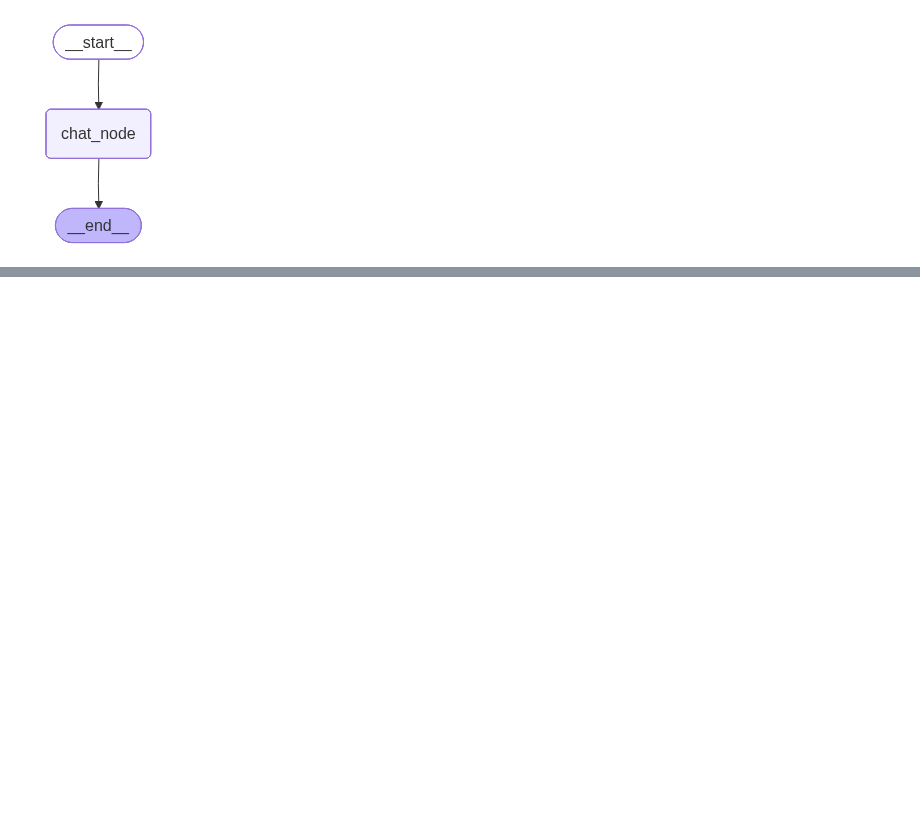
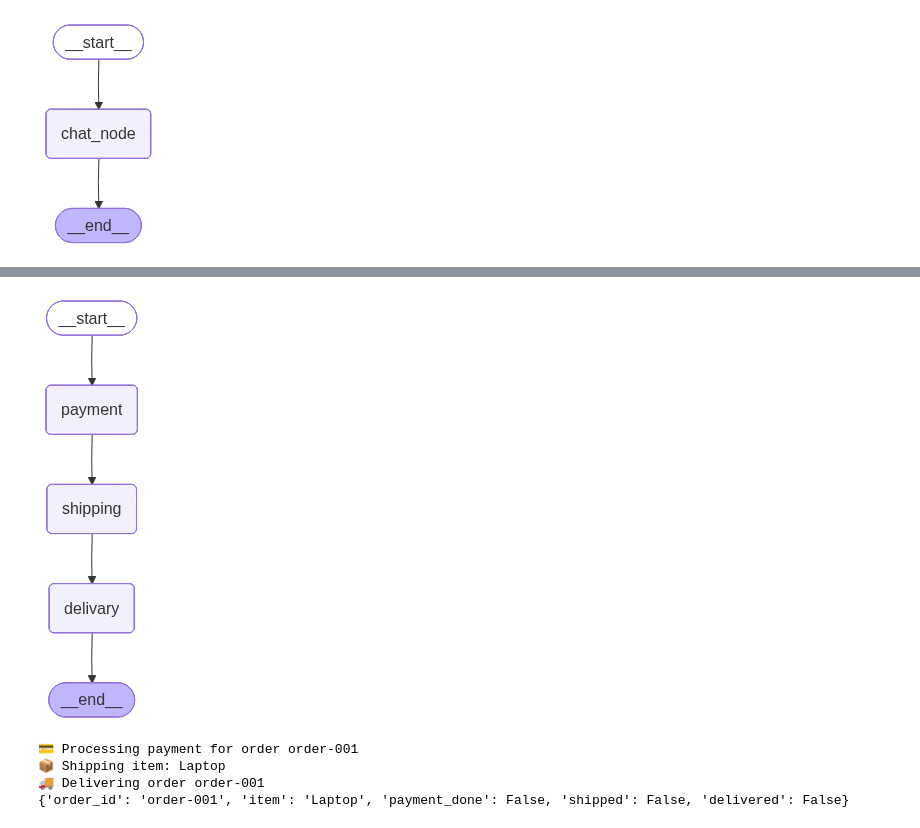
Before and after one commit to SurajB20-12/AgenticAI-End-To-End, a Jupyter notebook: Basic_chatbot_using_LangGraph.ipynb, the cells around one changed output, grey strips where cells are left out. Cells and saved outputs as stored; diff of their text form; code cells hidden in the pictures; blank space fills up the shorter version.

```diff
--- a/Basic_chatbot_using_LangGraph.ipynb
+++ b/Basic_chatbot_using_LangGraph.ipynb
@@ -46,0 +143,58 @@ chatbot.invoke(initial_state)
+# %%
+# Another Example
+
+class OrderState(TypedDict):
+    order_id: str
+    item: str
+    payment_done: bool
+    shipped: bool
+    delivered: bool
+# %%
+def process_payment(state: OrderState) -> dict:
+    print(f"💳 Processing payment for order {state['order_id']}")
+    return {"payment_done": state['payment_done']}
+
+def ship_order(state: OrderState) -> dict:
+    print(f"📦 Shipping item: {state['item']}")
+    return {"shipped": state['shipped']}
+
+def deliver_order(state: OrderState) -> dict:
+    print(f"🚚 Delivering order {state['order_id']}")
+    return {"delivered": state['delivered']}
+# %%
+from langgraph.checkpoint.memory import MemorySaver
+graph=StateGraph(OrderState)
+graph.add_node('payment',process_payment)
+graph.add_node('shipping',ship_order)
+graph.add_node('delivary',deliver_order)
+
+graph.add_edge(START,'payment')
+graph.add_edge('payment','shipping')
+graph.add_edge('shipping','delivary')
+graph.add_edge('delivary',END)
+
+checkpointer=MemorySaver()
+
+workflow=graph.compile(checkpointer=checkpointer)
+# %%
+workflow
+# %% [output]
+[figure, added]
+# %%
+config = {"configurable": {"thread_id": "order-001"}}
+
+initial_state = {
+    "order_id": "order-001",
+    "item": "Laptop",
+    "payment_done": False,
+    "shipped": False,
+    "delivered": False
+}
+
+result = workflow.invoke(initial_state, config=config)
+print(result)
+# %% [output]
+💳 Processing payment for order order-001
+📦 Shipping item: Laptop
+🚚 Delivering order order-001
+{'order_id': 'order-001', 'item': 'Laptop', 'payment_done': False, 'shipped': False, 'delivered': False}
```
Also changed, not shown: parts of 27 cells of this notebook, 1 other file.
